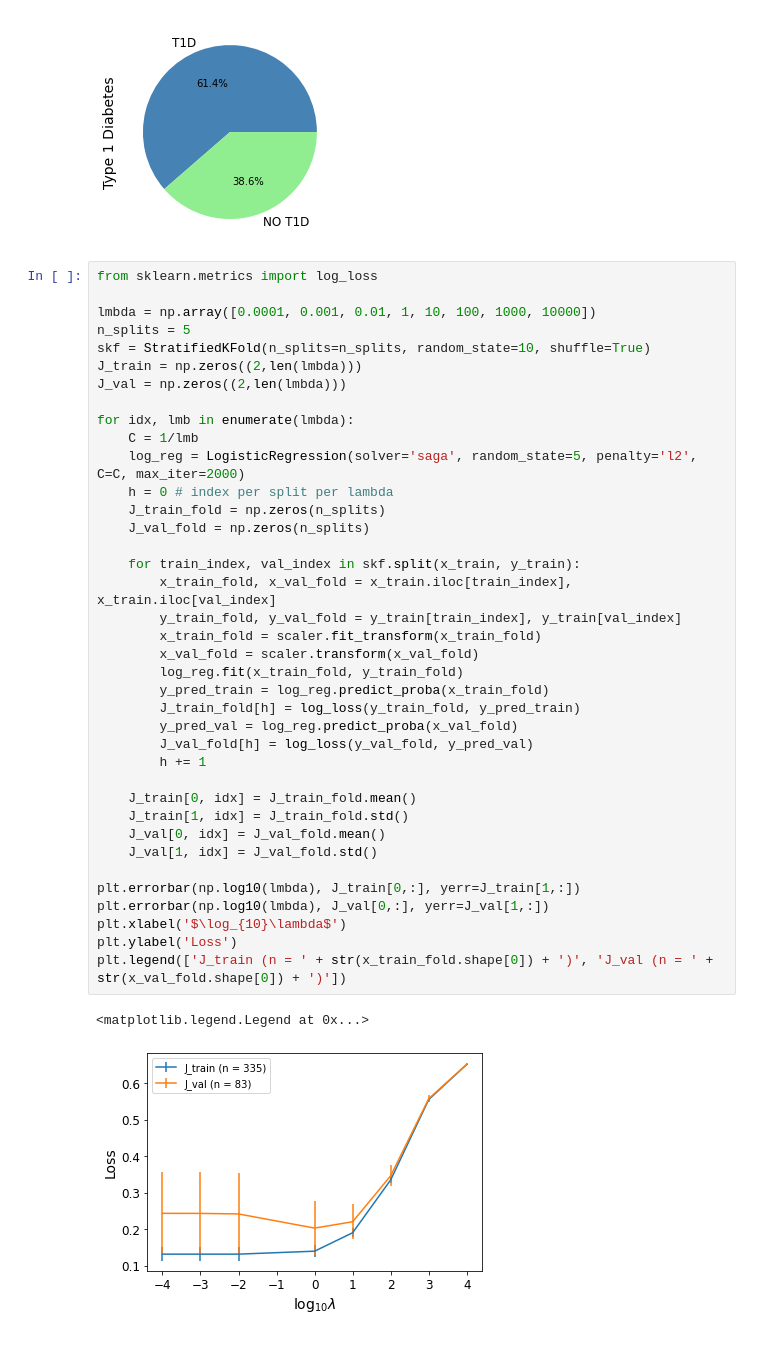
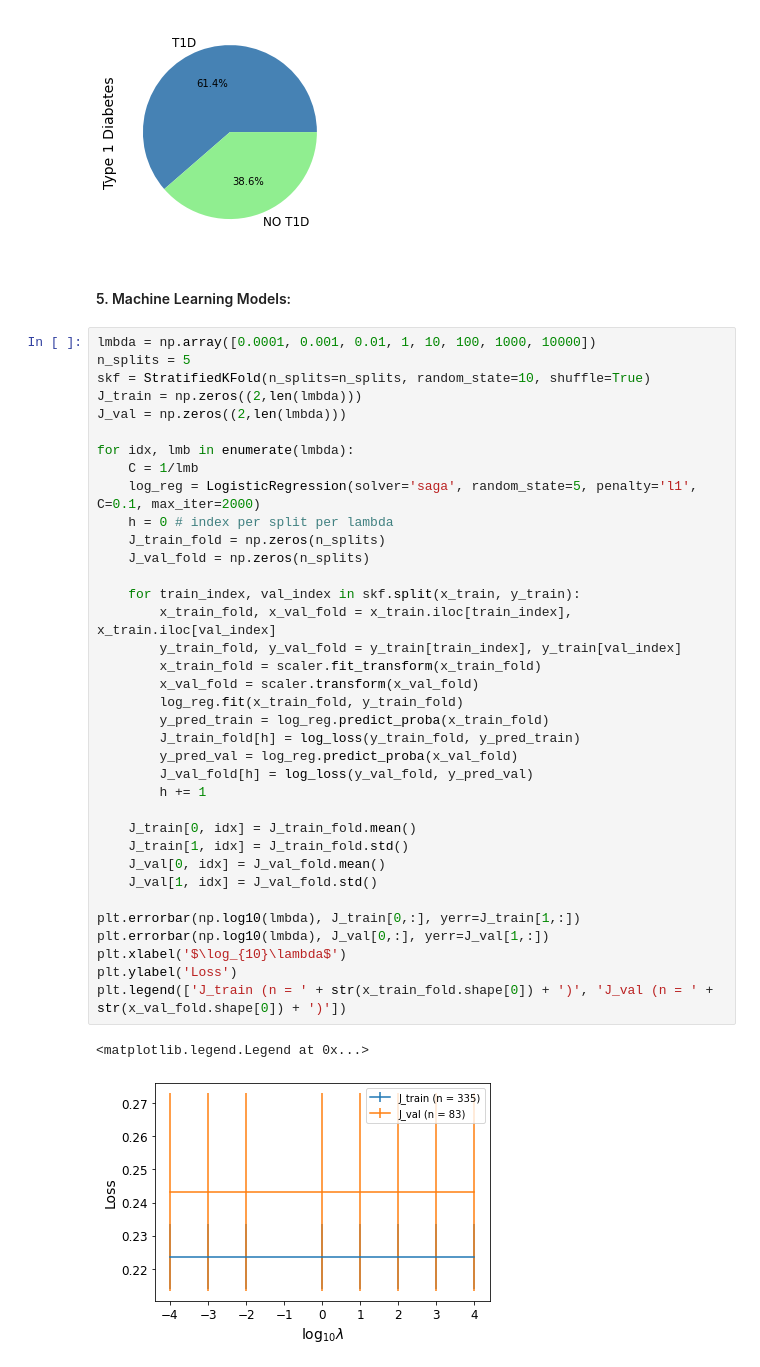
Before and after one commit to mlh-master/hw2_mlh-adi-efrat, a Jupyter notebook: HW2.ipynb, the cells around one changed output. Drawn from its saved outputs; the diff is of its cells as text.

```diff
--- a/HW2.ipynb
+++ b/HW2.ipynb
@@ -121,9 +138,9 @@ diagnosis.value_counts().plot(kind="pie", labels=['T1D','NO T1D'], colors = ['st
 plt.show()
 # %% [output]
 [figure]
+# %% [markdown]
+#### 5. Machine Learning Models:
 # %%
-from sklearn.metrics import log_loss
-
 lmbda = np.array([0.0001, 0.001, 0.01, 1, 10, 100, 1000, 10000])
 n_splits = 5
 skf = StratifiedKFold(n_splits=n_splits, random_state=10, shuffle=True)
@@ -132,33 +149,33 @@ J_val = np.zeros((2,len(lmbda)))
 
 for idx, lmb in enumerate(lmbda):
     C = 1/lmb
-    log_reg = LogisticRegression(solver='saga', random_state=5, penalty='l2', C=C, max_iter=2000)
+    log_reg = LogisticRegression(solver='saga', random_state=5, penalty='l1', C=0.1, max_iter=2000)
     h = 0 # index per split per lambda
     J_train_fold = np.zeros(n_splits)
     J_val_fold = np.zeros(n_splits)
 
     for train_index, val_index in skf.split(x_train, y_train):
         x_train_fold, x_val_fold = x_train.iloc[train_index], x_train.iloc[val_index]
         y_train_fold, y_val_fold = y_train[train_index], y_train[val_index]
         x_train_fold = scaler.fit_transform(x_train_fold)
         x_val_fold = scaler.transform(x_val_fold)
         log_reg.fit(x_train_fold, y_train_fold)
         y_pred_train = log_reg.predict_proba(x_train_fold)
         J_train_fold[h] = log_loss(y_train_fold, y_pred_train)
         y_pred_val = log_reg.predict_proba(x_val_fold)
         J_val_fold[h] = log_loss(y_val_fold, y_pred_val)
         h += 1
 
     J_train[0, idx] = J_train_fold.mean()
     J_train[1, idx] = J_train_fold.std()
     J_val[0, idx] = J_val_fold.mean()
     J_val[1, idx] = J_val_fold.std()
 
 plt.errorbar(np.log10(lmbda), J_train[0,:], yerr=J_train[1,:])
 plt.errorbar(np.log10(lmbda), J_val[0,:], yerr=J_val[1,:])
 plt.xlabel('$\log_{10}\lambda$')
 plt.ylabel('Loss')
 plt.legend(['J_train (n = ' + str(x_train_fold.shape[0]) + ')', 'J_val (n = ' + str(x_val_fold.shape[0]) + ')'])
 # %% [output]
 <matplotlib.legend.Legend at 0x...>
-[figure, old version]
+[figure, new version]
```
Also changed, not shown: parts of 14 cells of this notebook.
